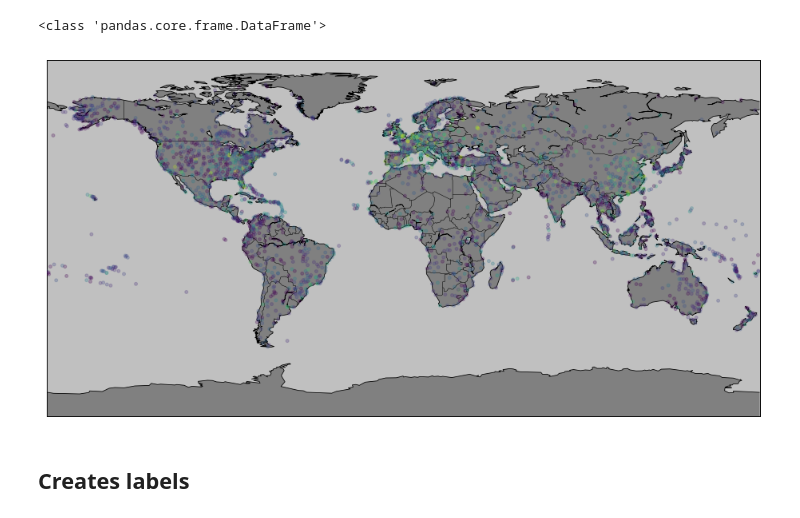
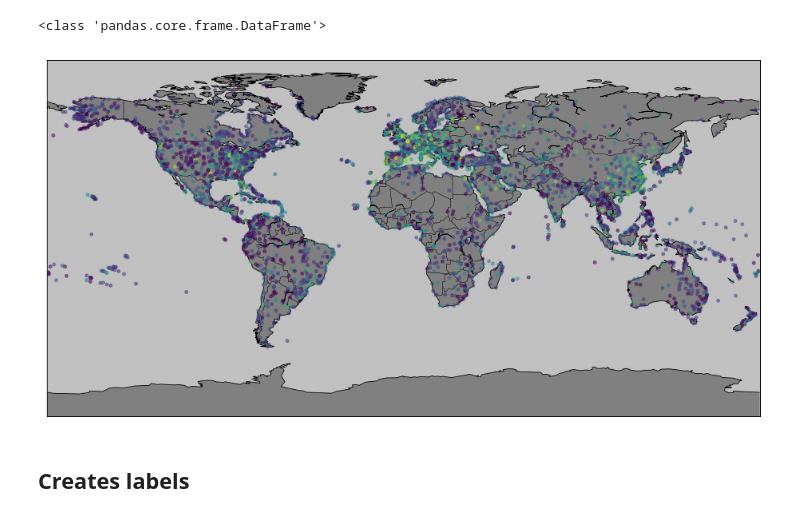
Before and after one commit to dsalathe/group_ntds, a Jupyter notebook: Final_Project.ipynb, the cells around one changed output. Cells and saved outputs as stored; diff of their text form; code cells hidden in the pictures.

Commit message:
Some plotting tests... to be continued2

```diff
--- a/Final_Project.ipynb
+++ b/Final_Project.ipynb
@@ -338,27 +338,27 @@ for idx, row in select_feat.iterrows():
 # %%
 # Plot of the mondial map
 plt.figure(figsize=(16,12))
 mymap = Basemap(projection='cyl')
 
 mymap.drawmapboundary(fill_color='silver')
 mymap.fillcontinents(color='grey', lake_color='silver', ax=None, zorder=None, alpha=None)
 mymap.drawcoastlines(linewidth=0.8, linestyle='solid', color='k', antialiased=1, ax=None, zorder=None)
 mymap.drawcountries(linewidth=0.5, linestyle='solid', color='k', antialiased=1, ax=None, zorder=None)
 
 
 x_lons, y_lats = mymap(lons_airpt, lats_airpt)
 
 #m.scatter(lon, lat, latlon=True,
  #         c=np.log10(population), s=area,
   #        cmap='Reds', alpha=0.5)
 
 #mymap.scatter(x_lons, y_lats, marker='o',color='gold', s=15, zorder=5, alpha=0.25)
-mymap.scatter(x_lons, y_lats, marker='o',c = np.log10(connectivity), s=15, zorder=5, alpha=0.25)
+mymap.scatter(x_lons, y_lats, marker='o',c = np.log10(connectivity), s=15, zorder=5, alpha=0.5)
 
 
 plt.show()
 # %% [output]
-[figure, old version]
+[figure, new version]
 # %% [markdown]
 ## Creates labels
 # %%
```
